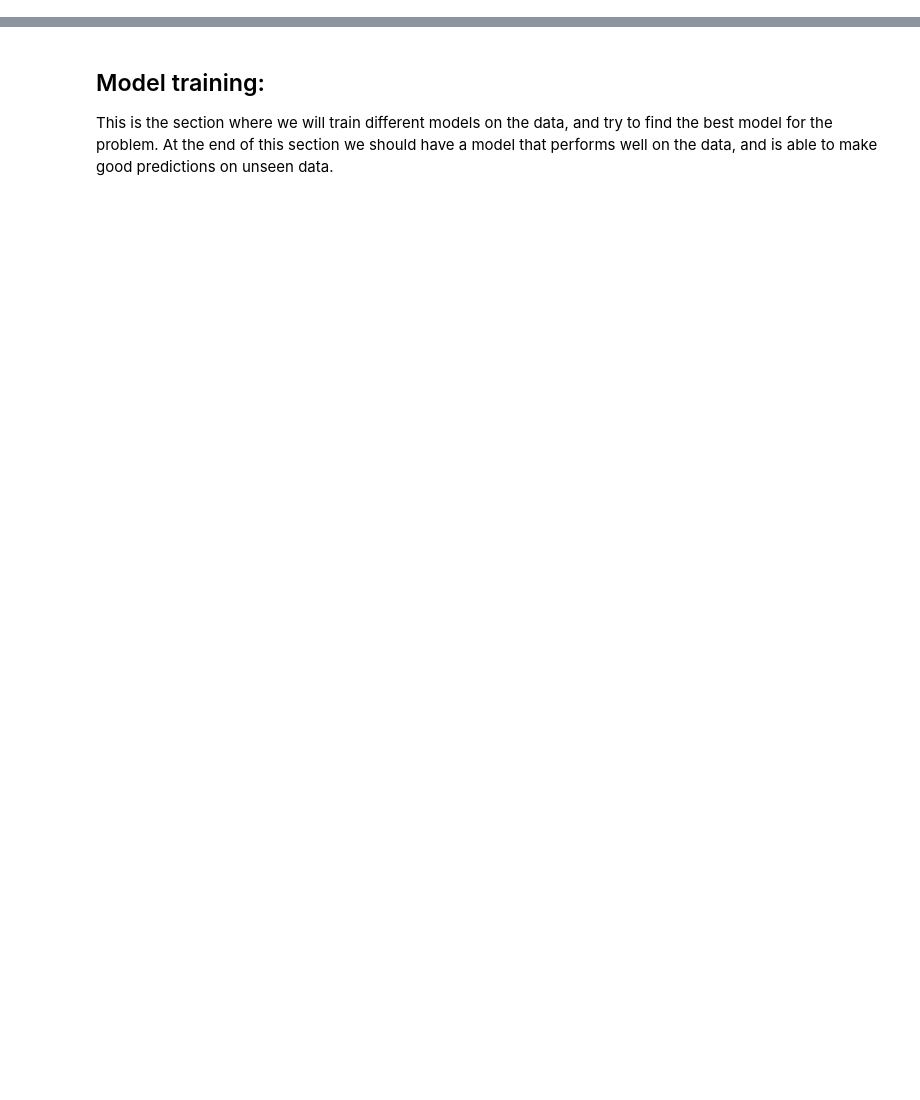
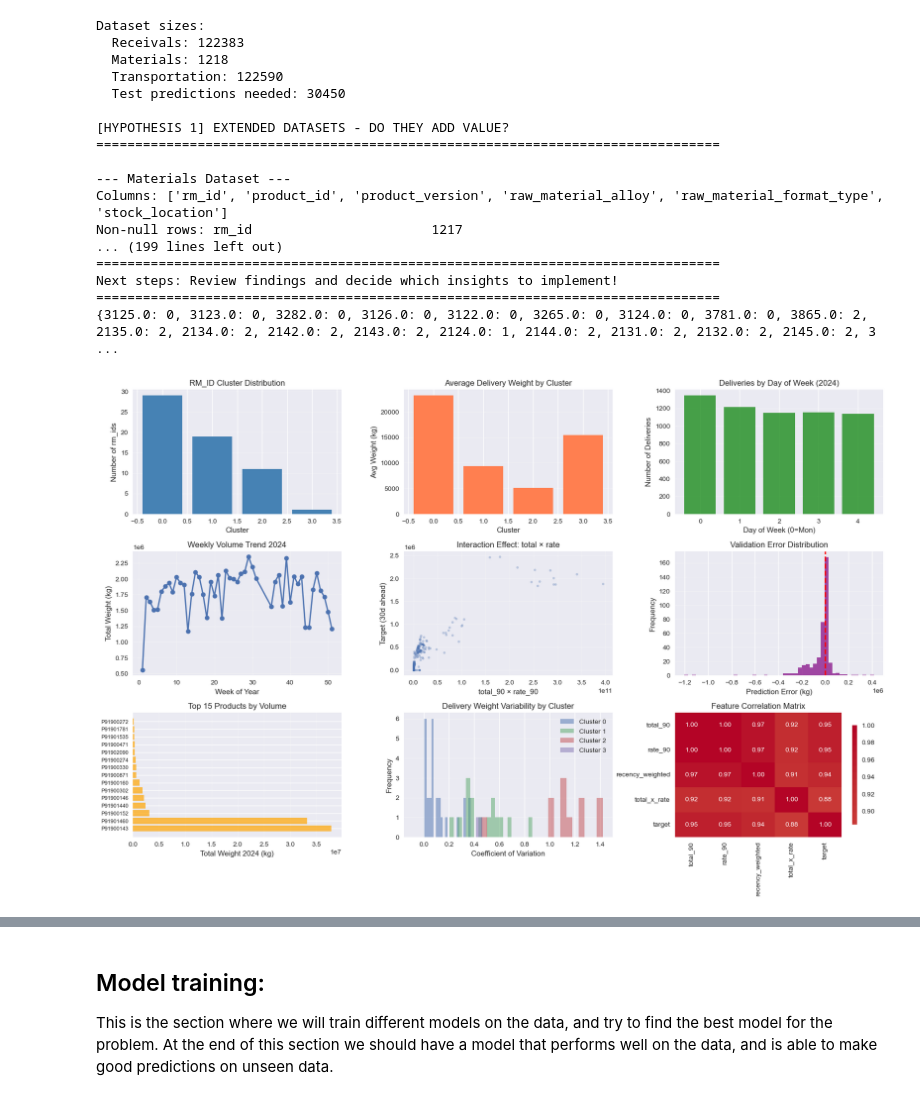
Before and after one commit to lawaasen/ModernML_project, a Jupyter notebook: Report.ipynb, the cells around one changed output, grey strips where cells are left out. Drawn from its saved outputs; the diff is of its cells as text; code cells hidden in the pictures; blank space fills up the shorter version.

```diff
--- a/Report.ipynb
+++ b/Report.ipynb
@@ -572,0 +1481,21 @@ The 64% unknown RM_ID problem cannot be solved through feature engineering or mo
+# %%
+extended_data_analysis()
+# %% [output]
+Dataset sizes:
+  Receivals: 122383
+  Materials: 1218
+  Transportation: 122590
+  Test predictions needed: 30450
+
+[HYPOTHESIS 1] EXTENDED DATASETS - DO THEY ADD VALUE?
+================================================================================
+
+--- Materials Dataset ---
+Columns: ['rm_id', 'product_id', 'product_version', 'raw_material_alloy', 'raw_material_format_type', 'stock_location']
+Non-null rows: rm_id                       1217
+... (199 lines left out)
+================================================================================
+Next steps: Review findings and decide which insights to implement!
+================================================================================
+{3125.0: 0, 3123.0: 0, 3282.0: 0, 3126.0: 0, 3122.0: 0, 3265.0: 0, 3124.0: 0, 3781.0: 0, 3865.0: 2, 2135.0: 2, 2134.0: 2, 2142.0: 2, 2143.0: 2, 2124.0: 1, 2144.0: 2, 2131.0: 2, 2132.0: 2, 2145.0: 2, 3 ...
+[figure, added]
```
Also changed, not shown: parts of 49 cells of this notebook.
